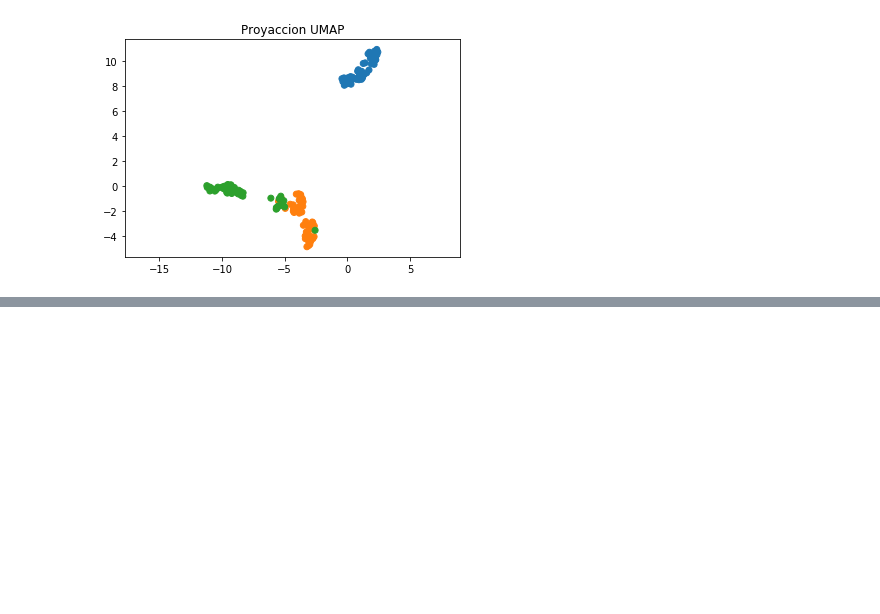
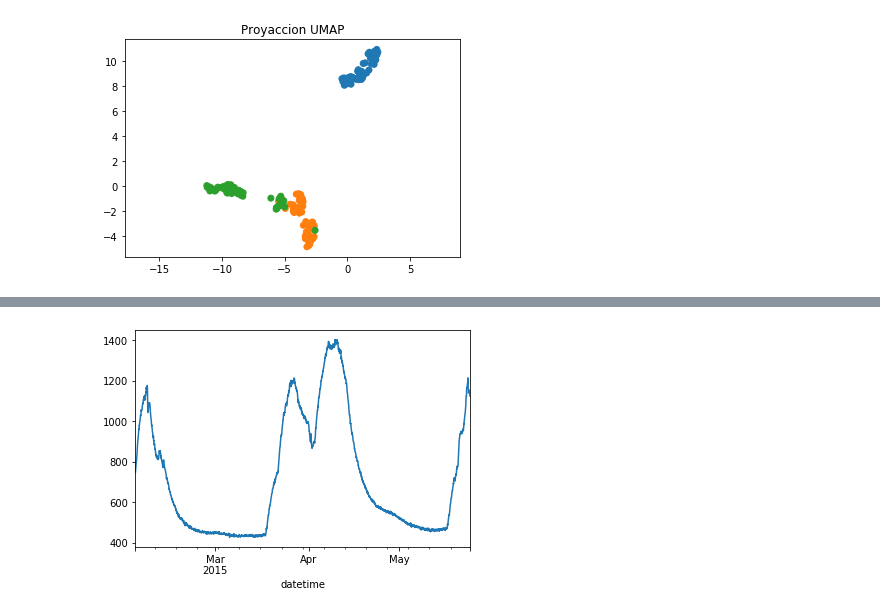
Before and after one commit to aeonryu/clases_datamex1019, a Jupyter notebook: w5_d4 - PCA, ICA, UMAP, Time series.ipynb, the cells around one changed output, grey strips where cells are left out. Cells and saved outputs as stored; diff of their text form; code cells hidden in the pictures; blank space fills up the shorter version.

```diff
--- a/w5_d4 - PCA, ICA, UMAP, Time series.ipynb
+++ b/w5_d4 - PCA, ICA, UMAP, Time series.ipynb
@@ -178,0 +177,5 @@ plt.show();
+# %%
+# Time Series
+
+df=pd.read_csv('data/occupancy.csv')
+df.head()
@@ -178,0 +189,5 @@ plt.show();
+# %%
+df['datetime']=pd.to_datetime(df.date)
+df=df.set_index(df.datetime)
+df.drop(columns=['date'], inplace=True)
+df.head()
@@ -178,0 +202,4 @@ plt.show();
+# %%
+df.CO2.plot();
+# %% [output]
+[figure, added]
```
Also changed, not shown: parts of 18 cells of this notebook.
